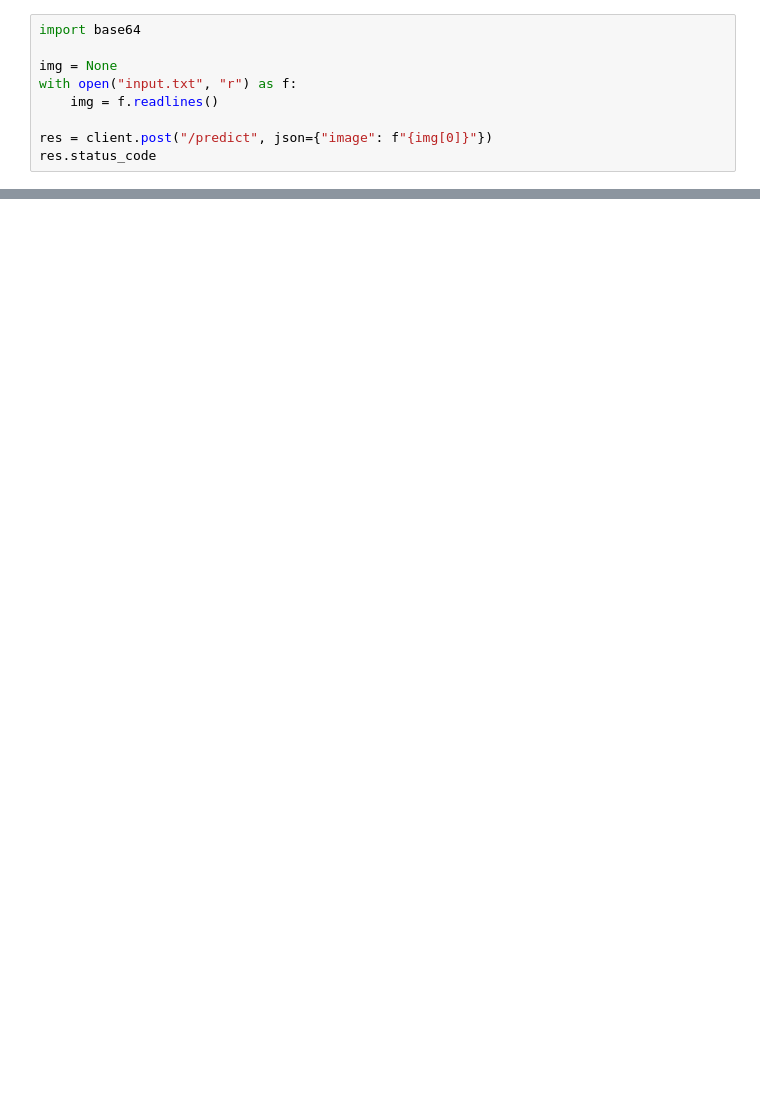
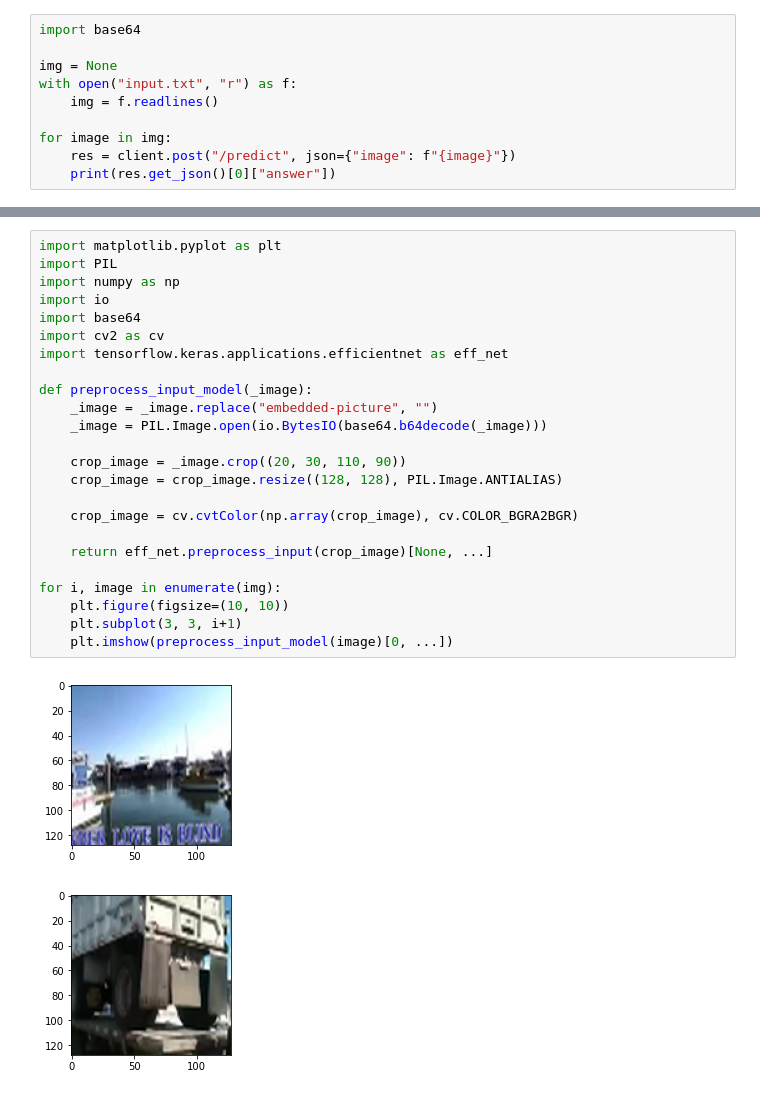
Before and after one commit to HardTile/ReCaptcher, a Jupyter notebook: Тестирование post-запросов.ipynb, the cells around one changed output, grey strips where cells are left out. Cells and saved outputs as stored; diff of their text form; blank space fills up the shorter version.

```diff
--- a/Тестирование post-запросов.ipynb
+++ b/Тестирование post-запросов.ipynb
@@ -12,6 +16,7 @@ img = None
 with open("input.txt", "r") as f:
     img = f.readlines()
 
-res = client.post("/predict", json={"image": f"{img[0]}"})
-res.status_code
+for image in img:
+    res = client.post("/predict", json={"image": f"{image}"})
+    print(res.get_json()[0]["answer"])
 # %% [output]
@@ -23,0 +32,27 @@ res.get_json()
+# %%
+import matplotlib.pyplot as plt
+import PIL
+import numpy as np
+import io
+import base64
+import cv2 as cv
+import tensorflow.keras.applications.efficientnet as eff_net
+
+def preprocess_input_model(_image):
+    _image = _image.replace("embedded-picture", "")
+    _image = PIL.Image.open(io.BytesIO(base64.b64decode(_image)))
+
+    crop_image = _image.crop((20, 30, 110, 90))
+    crop_image = crop_image.resize((128, 128), PIL.Image.ANTIALIAS)
+
+    crop_image = cv.cvtColor(np.array(crop_image), cv.COLOR_BGRA2BGR)
+
+    return eff_net.preprocess_input(crop_image)[None, ...]
+
+for i, image in enumerate(img):
+    plt.figure(figsize=(10, 10))
+    plt.subplot(3, 3, i+1)
+    plt.imshow(preprocess_input_model(image)[0, ...])
+# %% [output]
+[figure, added]
+[figure, added]
```
Also changed, not shown: parts of 4 cells of this notebook, 3 other files.
